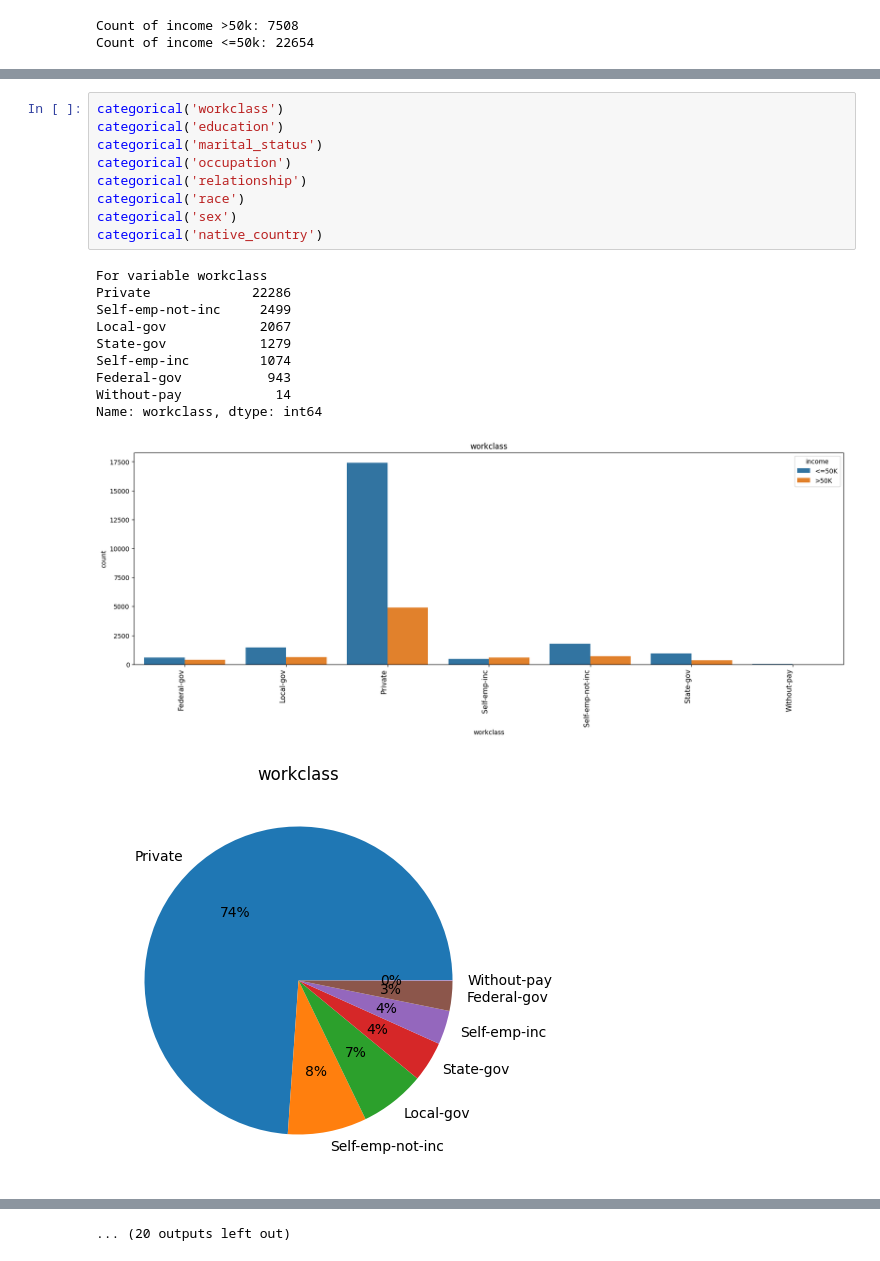
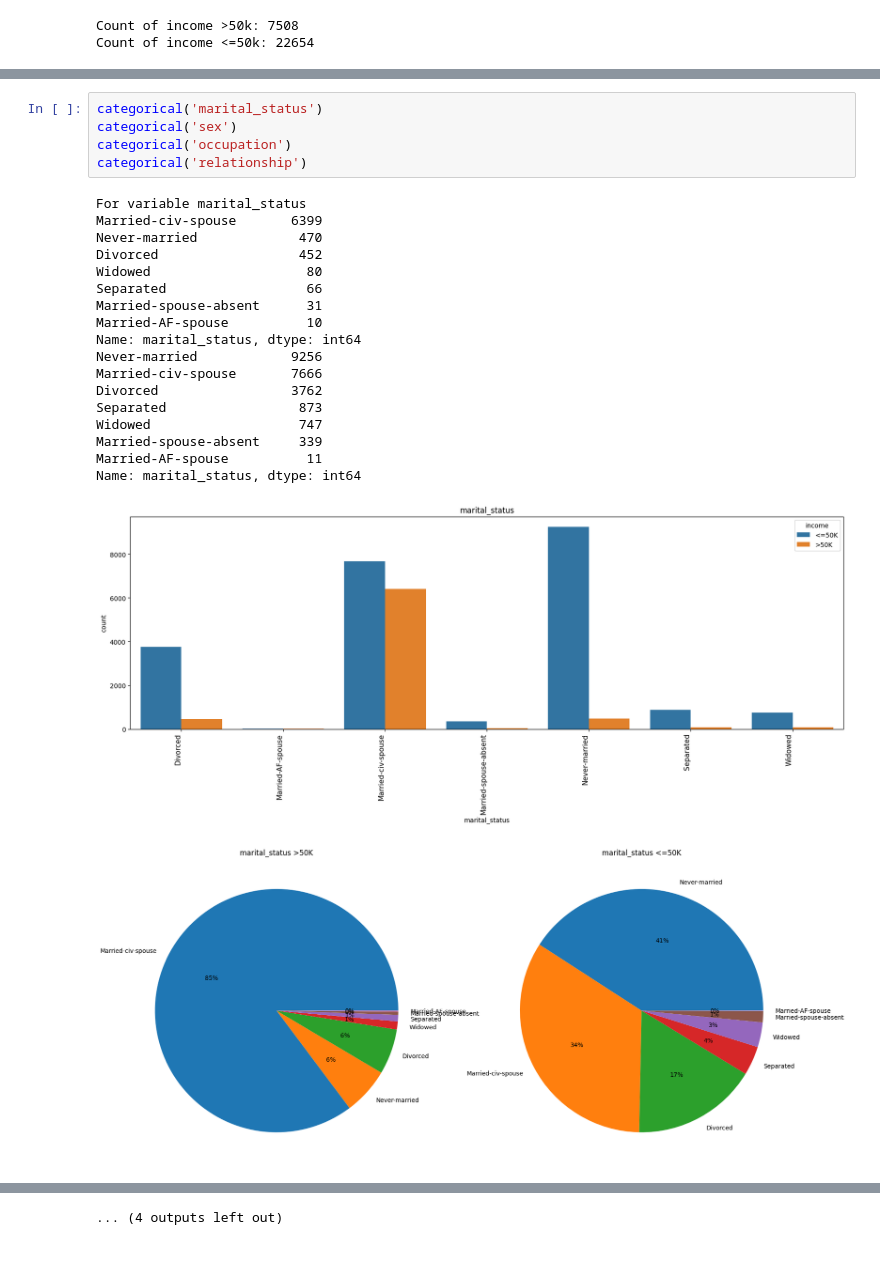
Before and after one commit to katxtong/CSE578, a Jupyter notebook: project_data1.ipynb, the cells around one changed output, grey strips where cells are left out. Saved outputs shown, nothing was run; the diff lists cells and outputs as text.

```diff
--- a/project_data1.ipynb
+++ b/project_data1.ipynb
@@ -134,21 +121,25 @@ def categorical(col):
 # %%
-categorical('workclass')
-categorical('education')
 categorical('marital_status')
+categorical('sex')
 categorical('occupation')
 categorical('relationship')
-categorical('race')
-categorical('sex')
-categorical('native_country')
 # %% [output]
-For variable workclass
-Private             22286
-Self-emp-not-inc     2499
-Local-gov            2067
-State-gov            1279
-Self-emp-inc         1074
-Federal-gov           943
-Without-pay            14
-Name: workclass, dtype: int64
+For variable marital_status
+Married-civ-spouse       6399
+Never-married             470
+Divorced                  452
+Widowed                    80
+Separated                  66
+Married-spouse-absent      31
+Married-AF-spouse          10
+Name: marital_status, dtype: int64
+Never-married            9256
+Married-civ-spouse       7666
+Divorced                 3762
+Separated                 873
+Widowed                   747
+Married-spouse-absent     339
+Married-AF-spouse          11
+Name: marital_status, dtype: int64
-[figure, old version]
+[figure, new version]
-[figure, old version]
+[figure, new version]
@@ -189,3 +177,3 @@ Name: marital_status, dtype: int64
-... (20 outputs left out)
+... (4 outputs left out)
 # %%
 numerical('age')
```
Also changed, not shown: parts of 12 cells of this notebook.
